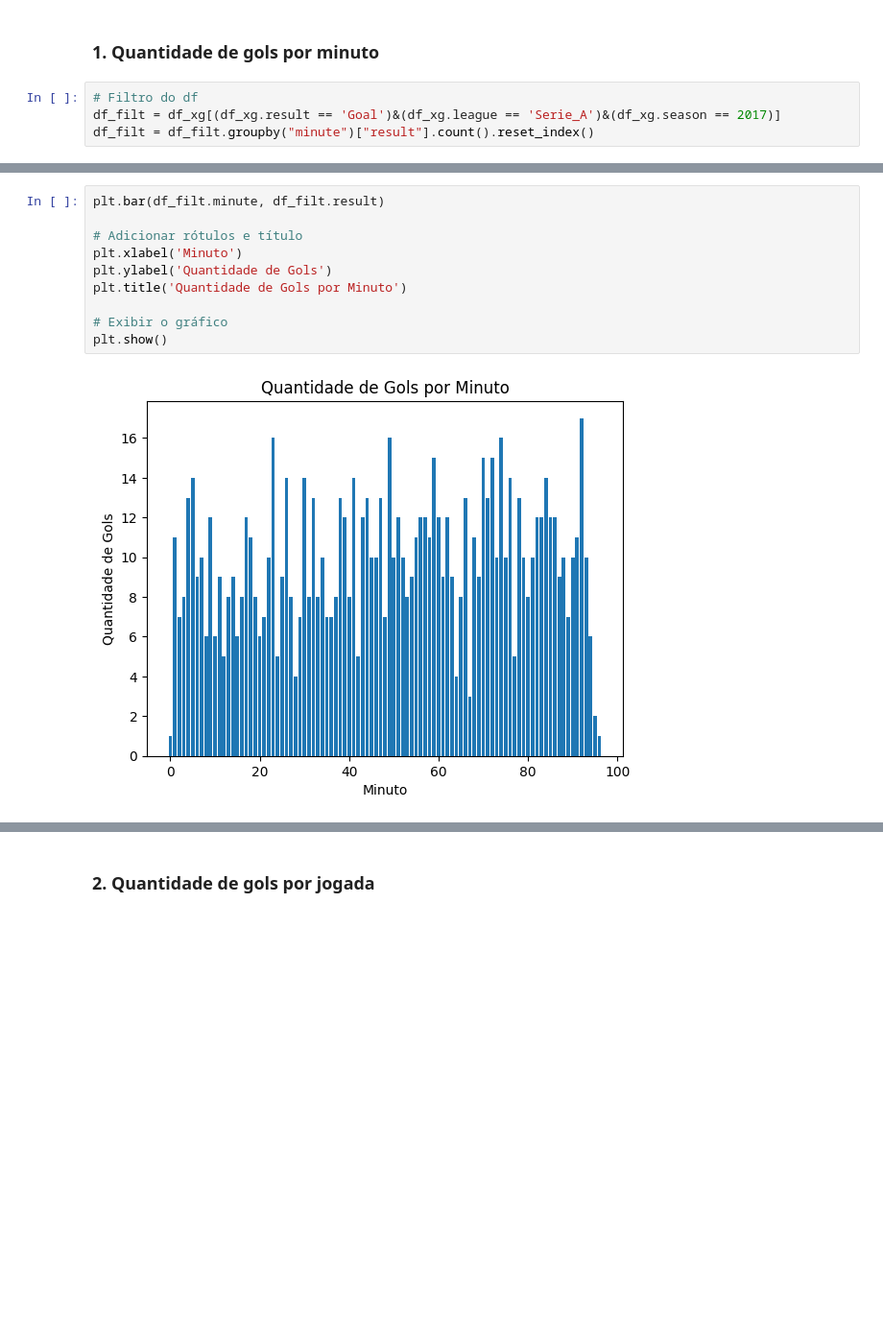
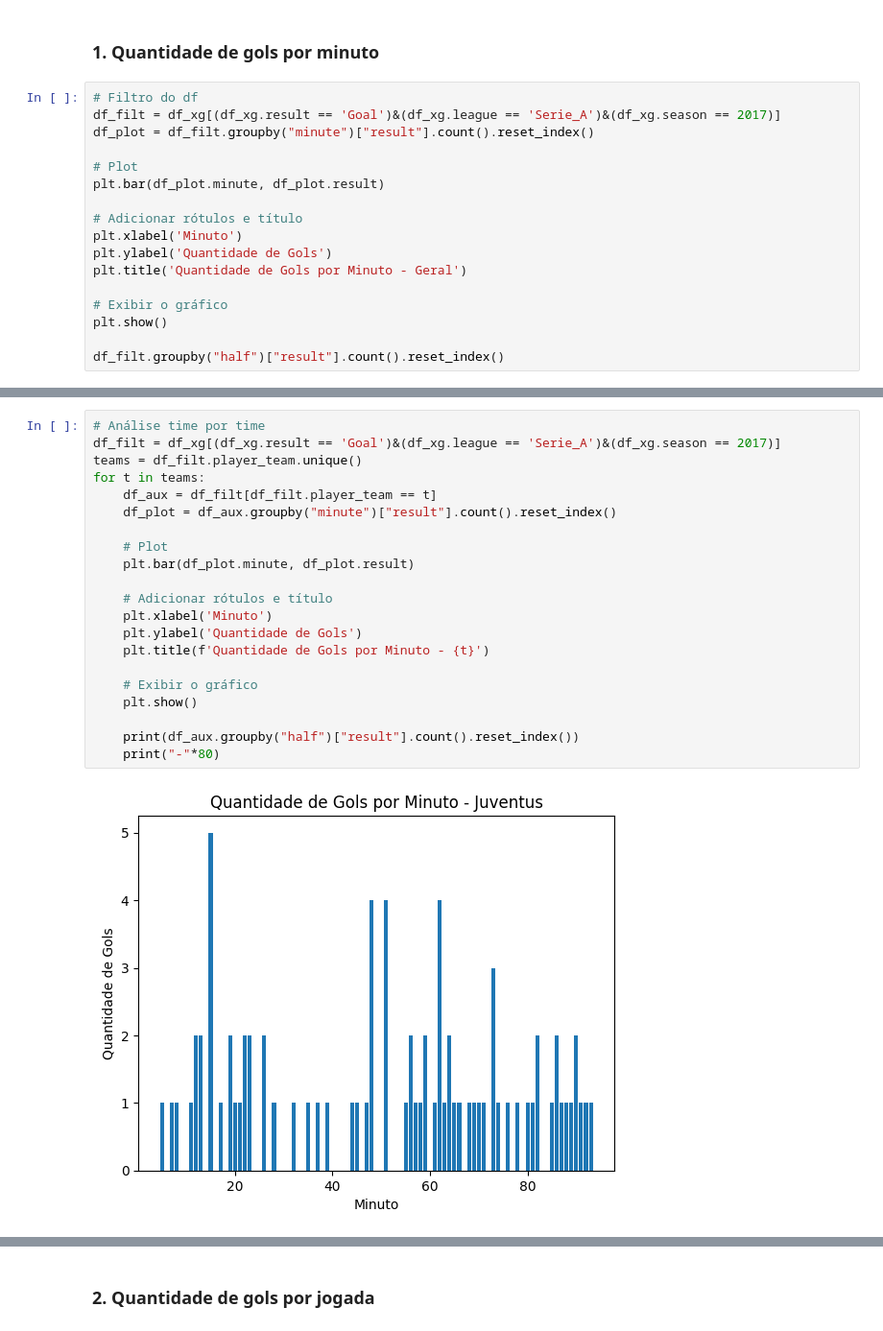
Before and after one commit to GabrielArai/TCC, a Jupyter notebook: notebooks/2-aed.ipynb, the cells around one changed output, grey strips where cells are left out. Shown at 96% size. Saved outputs shown, nothing was run; the diff lists cells and outputs as text; blank space fills up the shorter version.

```diff
--- a/notebooks/2-aed.ipynb
+++ b/notebooks/2-aed.ipynb
@@ -41,4 +42,17 @@ Todas as análises desse notebook serão relacionadas à temporada de 2017 da pr
 # %%
 # Filtro do df
 df_filt = df_xg[(df_xg.result == 'Goal')&(df_xg.league == 'Serie_A')&(df_xg.season == 2017)]
-df_filt = df_filt.groupby("minute")["result"].count().reset_index()
+df_plot = df_filt.groupby("minute")["result"].count().reset_index()
+
+# Plot
+plt.bar(df_plot.minute, df_plot.result)
+
+# Adicionar rótulos e título
+plt.xlabel('Minuto')
+plt.ylabel('Quantidade de Gols')
+plt.title('Quantidade de Gols por Minuto - Geral')
+
+# Exibir o gráfico
+plt.show()
+
+df_filt.groupby("half")["result"].count().reset_index()
@@ -45,12 +64,23 @@ df_filt = df_filt.groupby("minute")["result"].count().reset_index()
 # %%
-plt.bar(df_filt.minute, df_filt.result)
+# Análise time por time
+df_filt = df_xg[(df_xg.result == 'Goal')&(df_xg.league == 'Serie_A')&(df_xg.season == 2017)]
+teams = df_filt.player_team.unique()
+for t in teams:
+    df_aux = df_filt[df_filt.player_team == t]
+    df_plot = df_aux.groupby("minute")["result"].count().reset_index()
 
-# Adicionar rótulos e título
-plt.xlabel('Minuto')
-plt.ylabel('Quantidade de Gols')
-plt.title('Quantidade de Gols por Minuto')
+    # Plot
+    plt.bar(df_plot.minute, df_plot.result)
 
-# Exibir o gráfico
-plt.show()
+    # Adicionar rótulos e título
+    plt.xlabel('Minuto')
+    plt.ylabel('Quantidade de Gols')
+    plt.title(f'Quantidade de Gols por Minuto - {t}')
+
+    # Exibir o gráfico
+    plt.show()
+
+    print(df_aux.groupby("half")["result"].count().reset_index())
+    print("-"*80)
 # %% [output]
-[figure, old version]
+[figure, new version]
```
Also changed, not shown: parts of 6 cells of this notebook, 1 other file.
